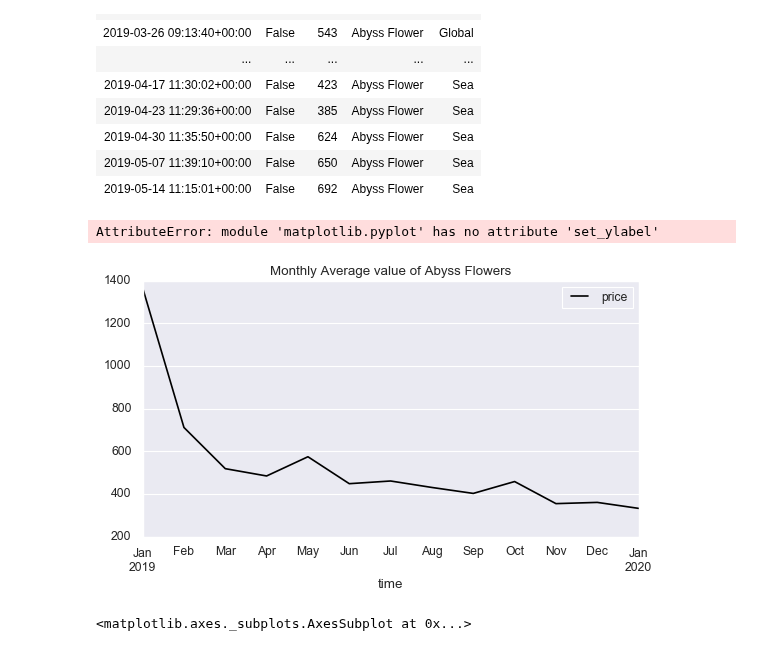
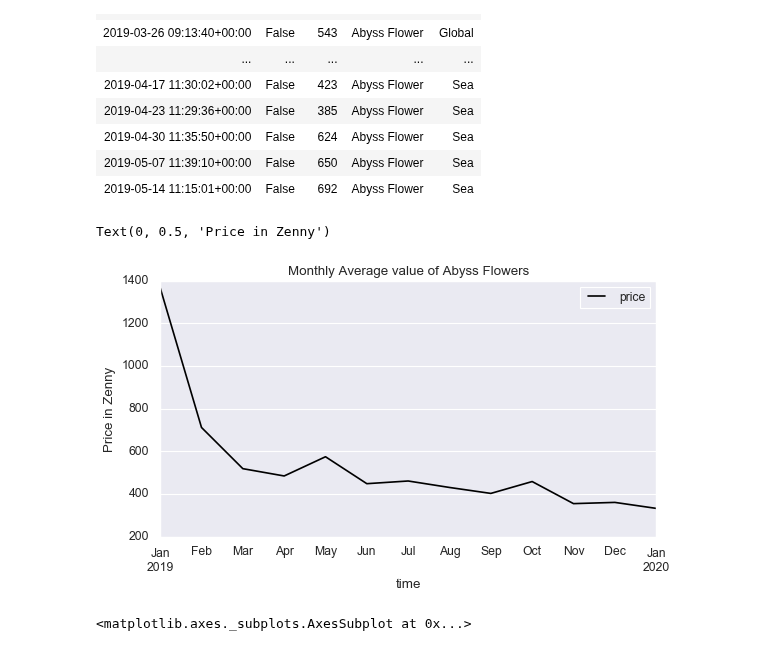
Before and after one commit to algakovic/ROMobile-MarketPrice-Timeseries-Analysis, a Jupyter notebook: romobile-timeseries-analysis.ipynb, the cells around one changed output. Saved outputs shown, nothing was run; the diff lists cells and outputs as text; code cells hidden in the pictures.

```diff
--- a/romobile-timeseries-analysis.ipynb
+++ b/romobile-timeseries-analysis.ipynb
@@ -293,11 +293,11 @@ df1['2019-01-23':'2019-05-20']
 # %%
 # Group by time: return average price of grouped monthly data
 monthly_means = df1.resample('M').agg({'price':'mean'})
 monthly_means.plot(kind='line', title='Monthly Average value of Abyss Flowers',figsize=(8,4), colormap='Greys_r')
-plt.set_ylabel('Price in Zenny')
+plt.ylabel('Price in Zenny')
 # %% [output]
-AttributeError: module 'matplotlib.pyplot' has no attribute 'set_ylabel'
+Text(0, 0.5, 'Price in Zenny')
-[figure, old version]
+[figure, new version]
 # %%
 monthly_means.plot(kind='bar', figsize=(8,4))
 # %% [output]
```
Also changed, not shown: 1 other file.
